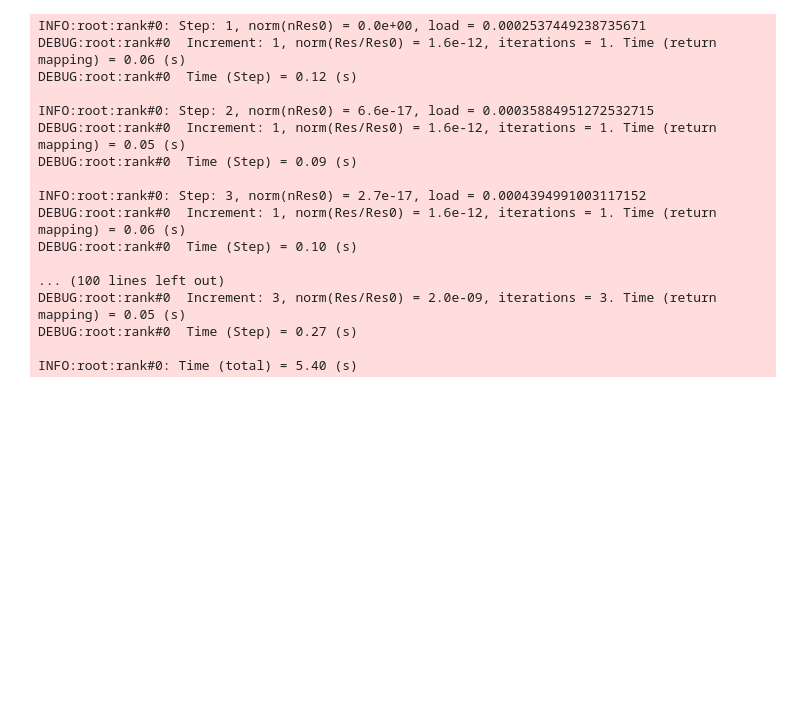
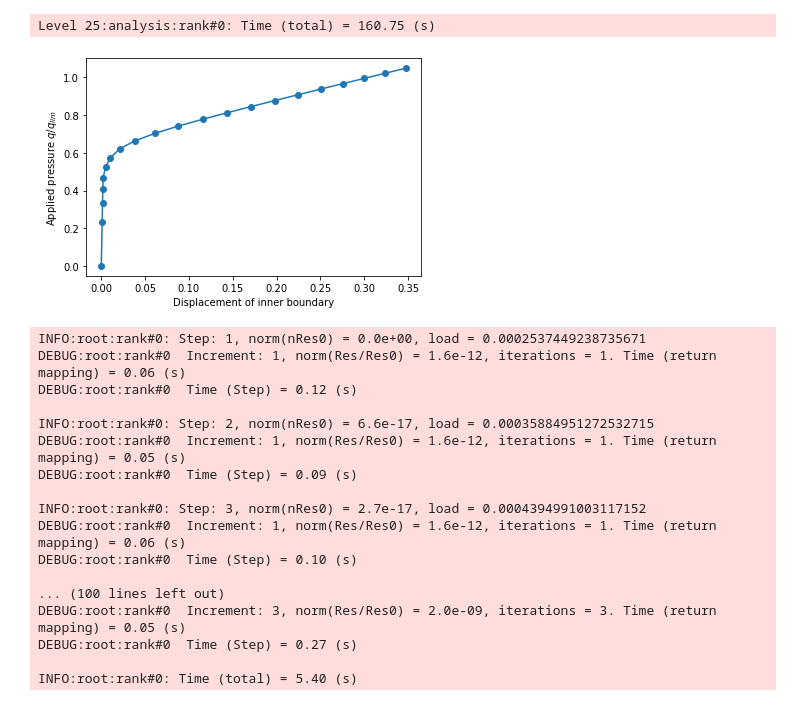
Before and after one commit to a-latyshev/convex-plasticity, a Jupyter notebook: optimisation/plasticity_analysis.ipynb, the cells around one changed output. Drawn from its saved outputs; the diff is of its cells as text; code cells hidden in the pictures; blank space fills up the shorter version.

```diff
--- a/optimisation/plasticity_analysis.ipynb
+++ b/optimisation/plasticity_analysis.ipynb
@@ -27,17 +31,13 @@ H = E*Et/(E-Et)  # hardening modulus
 
 vonMises = crm.vonMises(sig0, H)
 material_vM = crm.Material(crm.IsotropicElasticity(E, nu), vonMises)
-alpha = 0.08
+alpha = 1
 DruckerPrager = crm.DruckerPrager(sig0, alpha, H)
 material_DP = crm.Material(crm.IsotropicElasticity(E, nu), DruckerPrager)
 
 alphas = [0, 0.01, 0.1, 1]
 alphas = [1]
-# %%
-import logging
-
-logger = logging.getLogger()
-logger.setLevel(logging.INFO)
 # %%
 plasticity_std = pf.vonMisesPlasticity(material_vM, logger=logger)
-plasticity_snes = pf.vonMisesPlasticitySNES(material_vM, logger=logger)
+plasticity_snes = pf.DruckerPragerPlasticitySNES(material_DP, logger=logger)
+plasticity_convex = pf.ConvexPlasticity(material_DP, logger=logger, mesh_name="thick_cylinder_coarse.msh")
@@ -64,3 +52,11 @@ INFO:root:rank#0: Time (total) = 2.82 (s)
+# %%
+_, result_convex = plasticity_convex.solve()
+# %% [output]
+Level 25:analysis:rank#0: Time (total) = 160.75 (s)
+# %%
+plot_dsiplacement(result_convex)
+# %% [output]
+[figure, added]
 # %%
 p, results_std = plasticity_std.solve()
 # %% [output]
```
Also changed, not shown: parts of 3 cells of this notebook, 8 other files.
